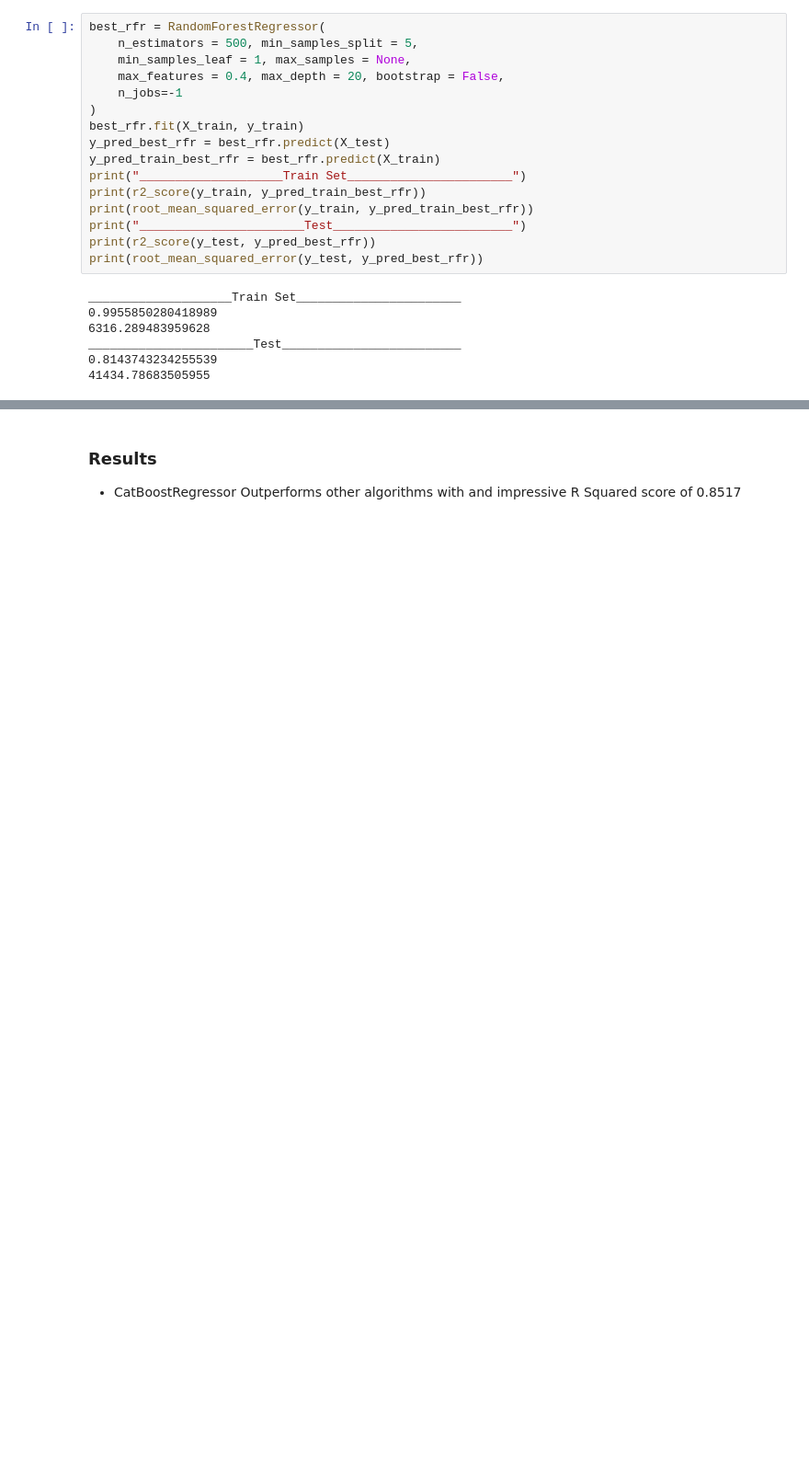
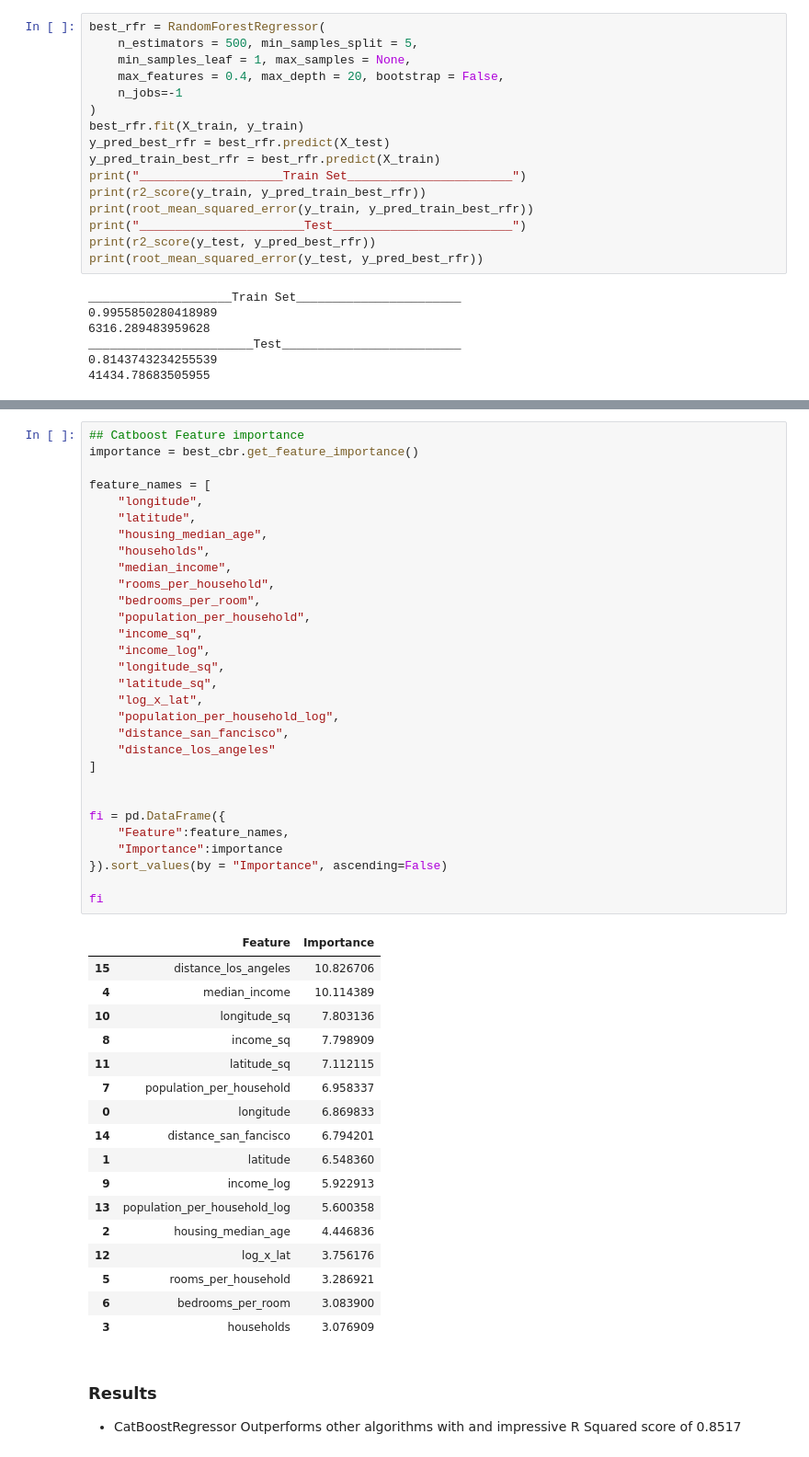
Before and after one commit to Krishnaarora18/california-housing, a Jupyter notebook: california-housing.ipynb, the cells around one changed output, grey strips where cells are left out. Shown at 92% size. Drawn from its saved outputs; the diff is of its cells as text; blank space fills up the shorter version.

```diff
--- a/california-housing.ipynb
+++ b/california-housing.ipynb
@@ -600,3 +665,51 @@ _______________________Test_________________________
+# %%
+## Catboost Feature importance
+importance = best_cbr.get_feature_importance()
+
+feature_names = [
+    "longitude",
+    "latitude",
+    "housing_median_age",
+    "households",
+    "median_income",
+    "rooms_per_household",
+    "bedrooms_per_room",
+    "population_per_household",
+    "income_sq",
+    "income_log",
+    "longitude_sq",
+    "latitude_sq",
+    "log_x_lat",
+    "population_per_household_log",
+    "distance_san_fancisco",
+    "distance_los_angeles"
+]
+
+
+fi = pd.DataFrame({
+    "Feature":feature_names,
+    "Importance":importance
+}).sort_values(by = "Importance", ascending=False)
+
+fi
+# %% [output]
+|  | Feature | Importance |
+| 15 | distance_los_angeles | 10.826706 |
+| 4 | median_income | 10.114389 |
+| 10 | longitude_sq | 7.803136 |
+| 8 | income_sq | 7.798909 |
+| 11 | latitude_sq | 7.112115 |
+| 7 | population_per_household | 6.958337 |
+| 0 | longitude | 6.869833 |
+| 14 | distance_san_fancisco | 6.794201 |
+| 1 | latitude | 6.548360 |
+| 9 | income_log | 5.922913 |
+| 13 | population_per_household_log | 5.600358 |
+| 2 | housing_median_age | 4.446836 |
+| 12 | log_x_lat | 3.756176 |
+| 5 | rooms_per_household | 3.286921 |
+| 6 | bedrooms_per_room | 3.083900 |
+| 3 | households | 3.076909 |
 # %% [markdown]
 ### Results
 - CatBoostRegressor Outperforms other algorithms with and impressive R Squared score of 0.8517
```
Also changed, not shown: parts of 11 cells of this notebook, 1 other file.
